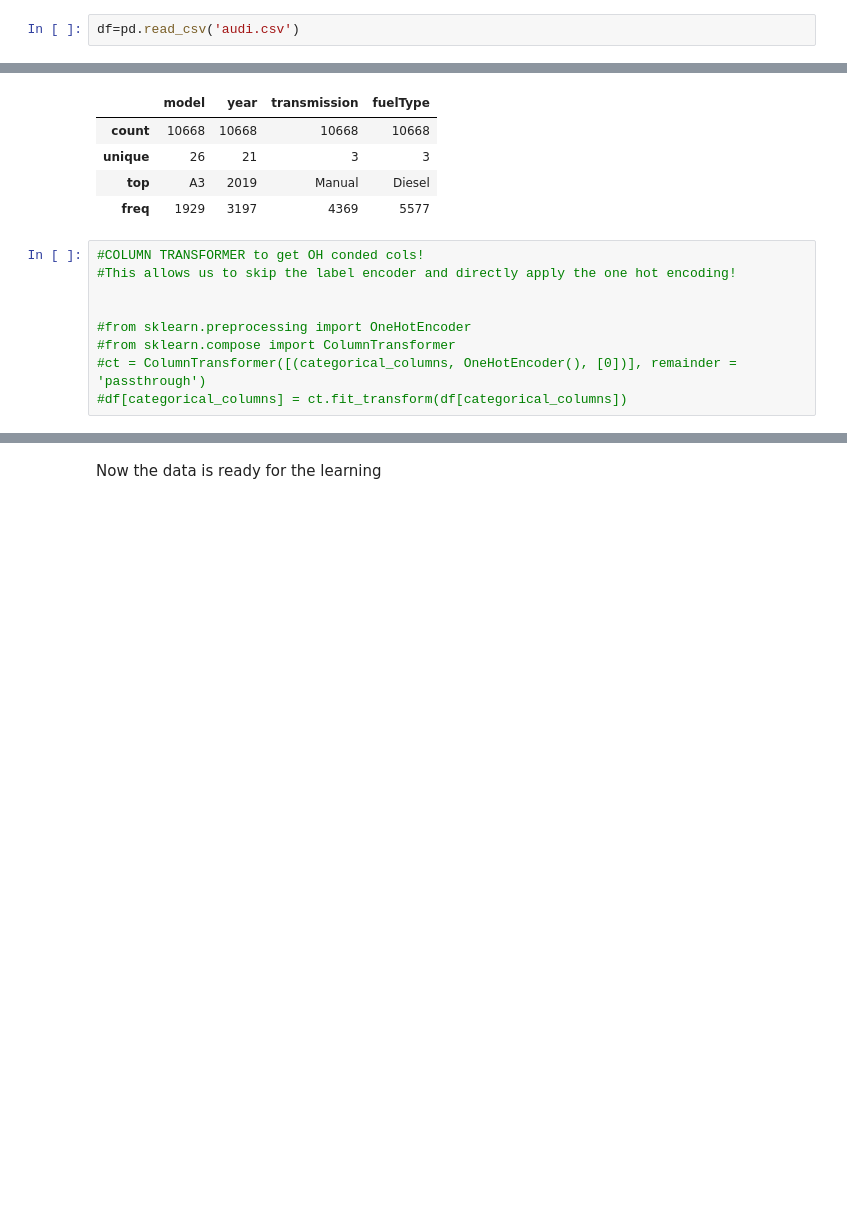
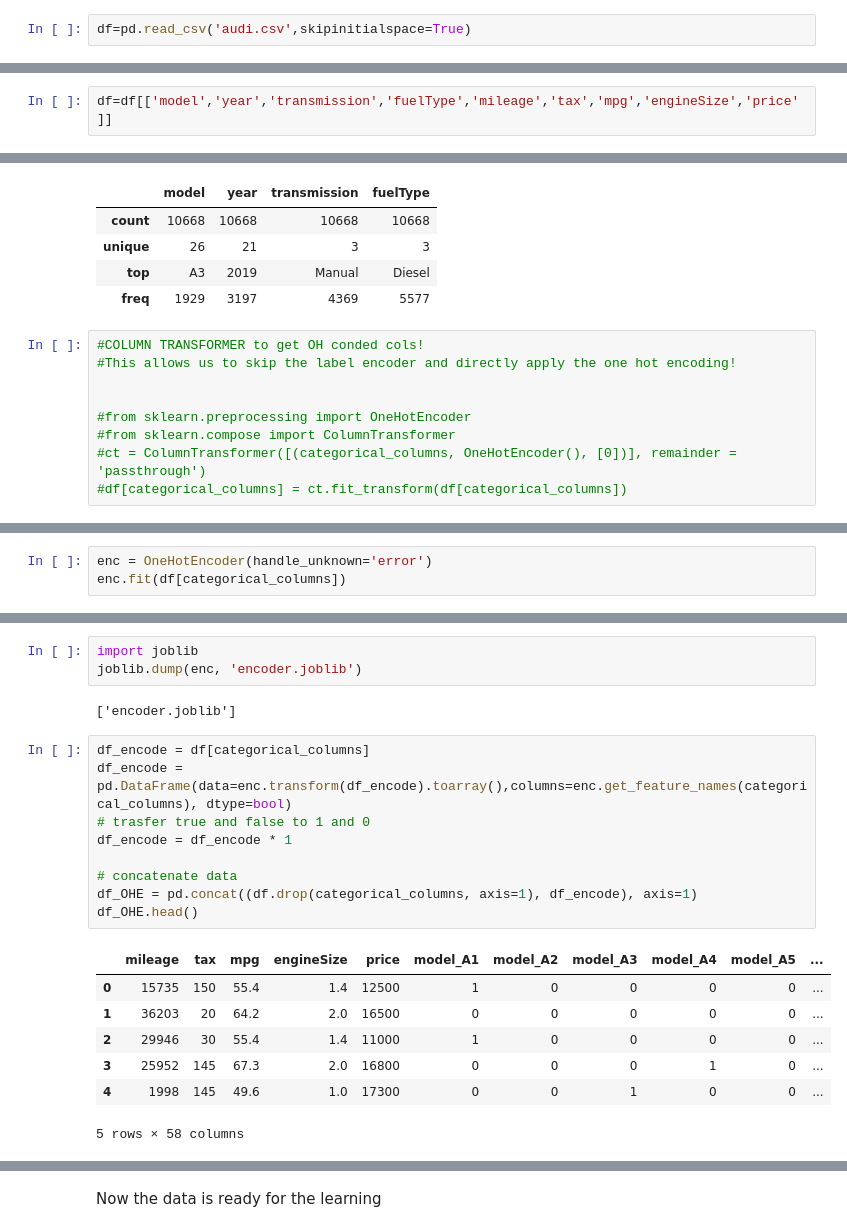
Before and after one commit to ludo950/data-science-regression, a Jupyter notebook: XGBoost HYPEROPT VS XGBoost VS SVR PRICE REGRESSION.ipynb, the cells around one changed output, grey strips where cells are left out. Drawn from its saved outputs; the diff is of its cells as text; blank space fills up the shorter version.

```diff
--- a/XGBoost HYPEROPT VS XGBoost VS SVR PRICE REGRESSION.ipynb
+++ b/XGBoost HYPEROPT VS XGBoost VS SVR PRICE REGRESSION.ipynb
@@ -10,7 +10,7 @@ import matplotlib.pyplot as plt
 import numpy as np
 import seaborn as sns
 # %%
-df=pd.read_csv('audi.csv')
+df=pd.read_csv('audi.csv',skipinitialspace=True)
 # %%
 df.head()
 # %% [output]
@@ -37,0 +25,2 @@ dtype: object
+# %%
+df=df[['model','year','transmission','fuelType','mileage','tax','mpg','engineSize','price']]
@@ -87,0 +99,3 @@ encoded_df.head()
+# %%
+enc = OneHotEncoder(handle_unknown='error')
+enc.fit(df[categorical_columns])
@@ -87,0 +120,22 @@ encoded_df.head()
+# %%
+import joblib
+joblib.dump(enc, 'encoder.joblib')
+# %% [output]
+['encoder.joblib']
+# %%
+df_encode = df[categorical_columns]
+df_encode = pd.DataFrame(data=enc.transform(df_encode).toarray(),columns=enc.get_feature_names(categorical_columns), dtype=bool)
+# trasfer true and false to 1 and 0
+df_encode = df_encode * 1
+
+# concatenate data
+df_OHE = pd.concat((df.drop(categorical_columns, axis=1), df_encode), axis=1)
+df_OHE.head()
+# %% [output]
+|  | mileage | tax | mpg | engineSize | price | model_A1 | model_A2 | model_A3 | model_A4 | model_A5 | ... |
+| 0 | 15735 | 150 | 55.4 | 1.4 | 12500 | 1 | 0 | 0 | 0 | 0 | ... |
+| 1 | 36203 | 20 | 64.2 | 2.0 | 16500 | 0 | 0 | 0 | 0 | 0 | ... |
+| 2 | 29946 | 30 | 55.4 | 1.4 | 11000 | 1 | 0 | 0 | 0 | 0 | ... |
+| 3 | 25952 | 145 | 67.3 | 2.0 | 16800 | 0 | 0 | 0 | 1 | 0 | ... |
+| 4 | 1998 | 145 | 49.6 | 1.0 | 17300 | 0 | 0 | 1 | 0 | 0 | ... |
+5 rows × 58 columns
```
Also changed, not shown: parts of 44 cells of this notebook.
